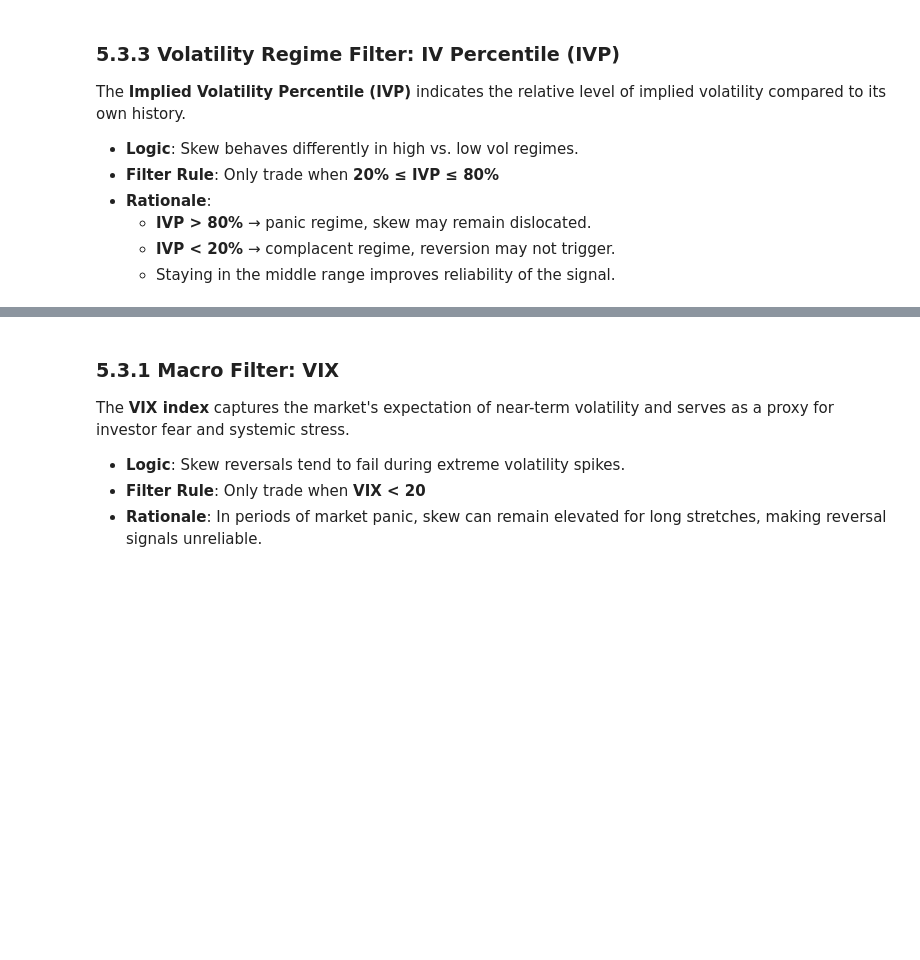
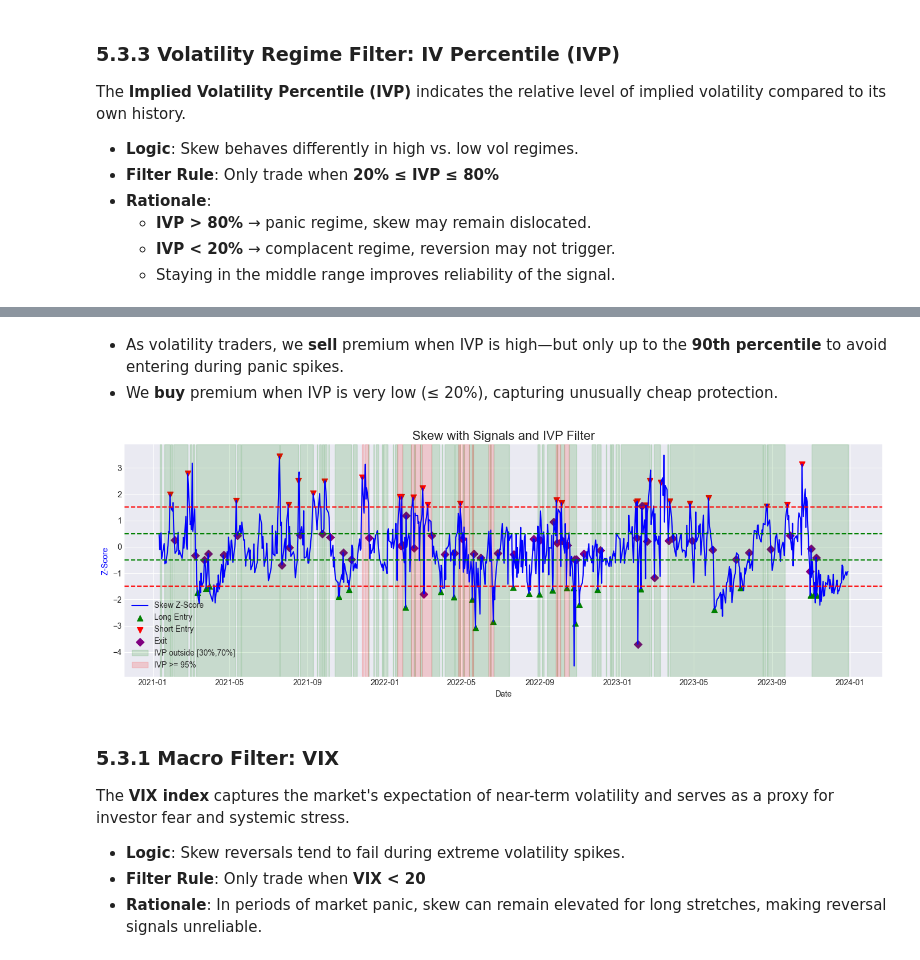
Before and after one commit to anthonymakarewicz/volatility-trading, a Jupyter notebook: skew_trading.ipynb, the cells around one changed output, grey strips where cells are left out. Saved outputs shown, nothing was run; the diff lists cells and outputs as text; code cells hidden in the pictures; blank space fills up the shorter version.

Commit message:
Added IVP filter

```diff
--- a/skew_trading.ipynb
+++ b/skew_trading.ipynb
@@ -832,3 +794,13 @@ synthetic_skew["ivp"].plot()
+# %% [markdown]
+- As volatility traders, we **sell** premium when IVP is high—but only up to the **90th percentile** to avoid entering during panic spikes.
+- We **buy** premium when IVP is very low (≤ 20%), capturing unusually cheap protection.
+# %%
+ph.plot_zscore_signals_with_ivp(
+    synthetic_skew["skew_zscore"], signals_zscore, synthetic_skew["ivp"], entry_threshold, exit_threshold,
+    ivp_lower_threshold, ivp_upper_threshold, ivp_panic_cap, "Skew with Signals and IVP Filter"
+)
+# %% [output]
+[figure, added]
 # %% [markdown]
 ### **5.3.1 Macro Filter: VIX**
 
```
Also changed, not shown: parts of 17 cells of this notebook, 1 other file.
